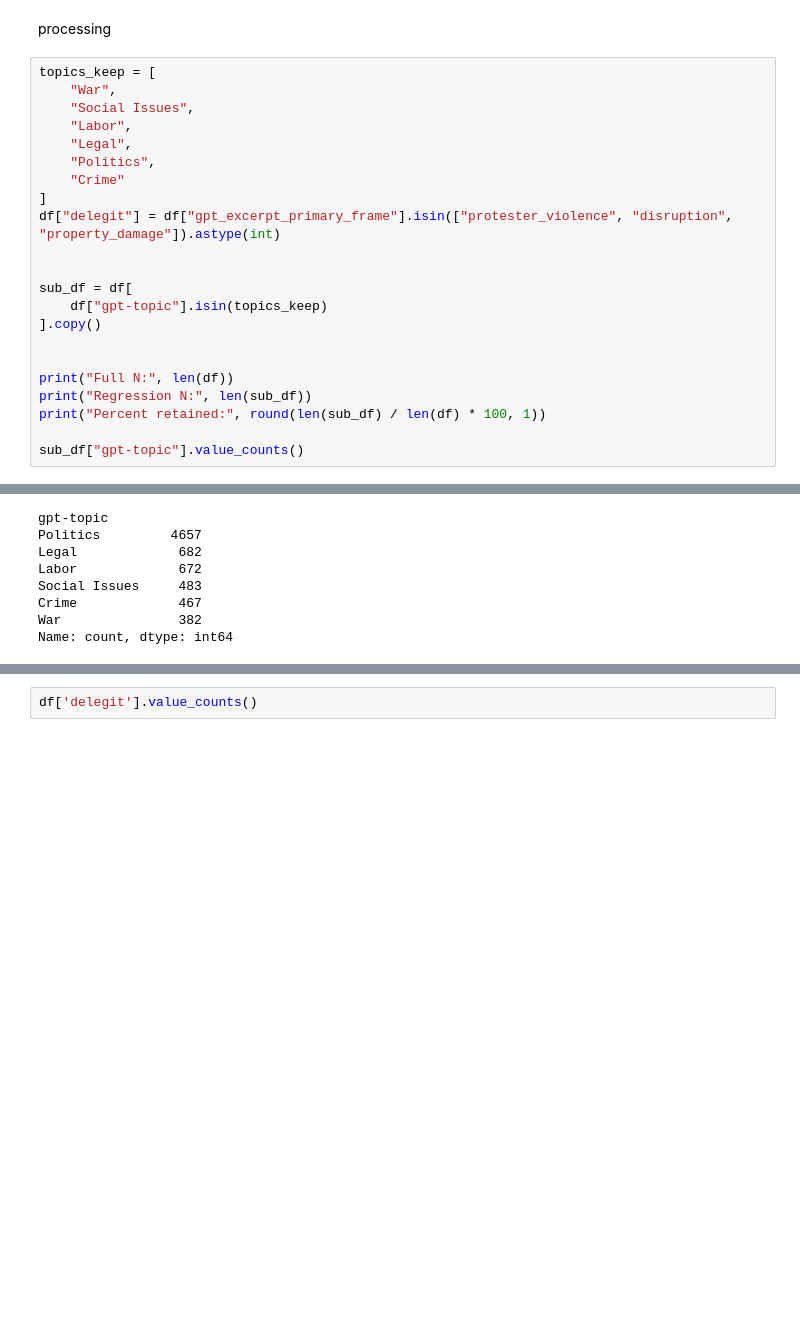
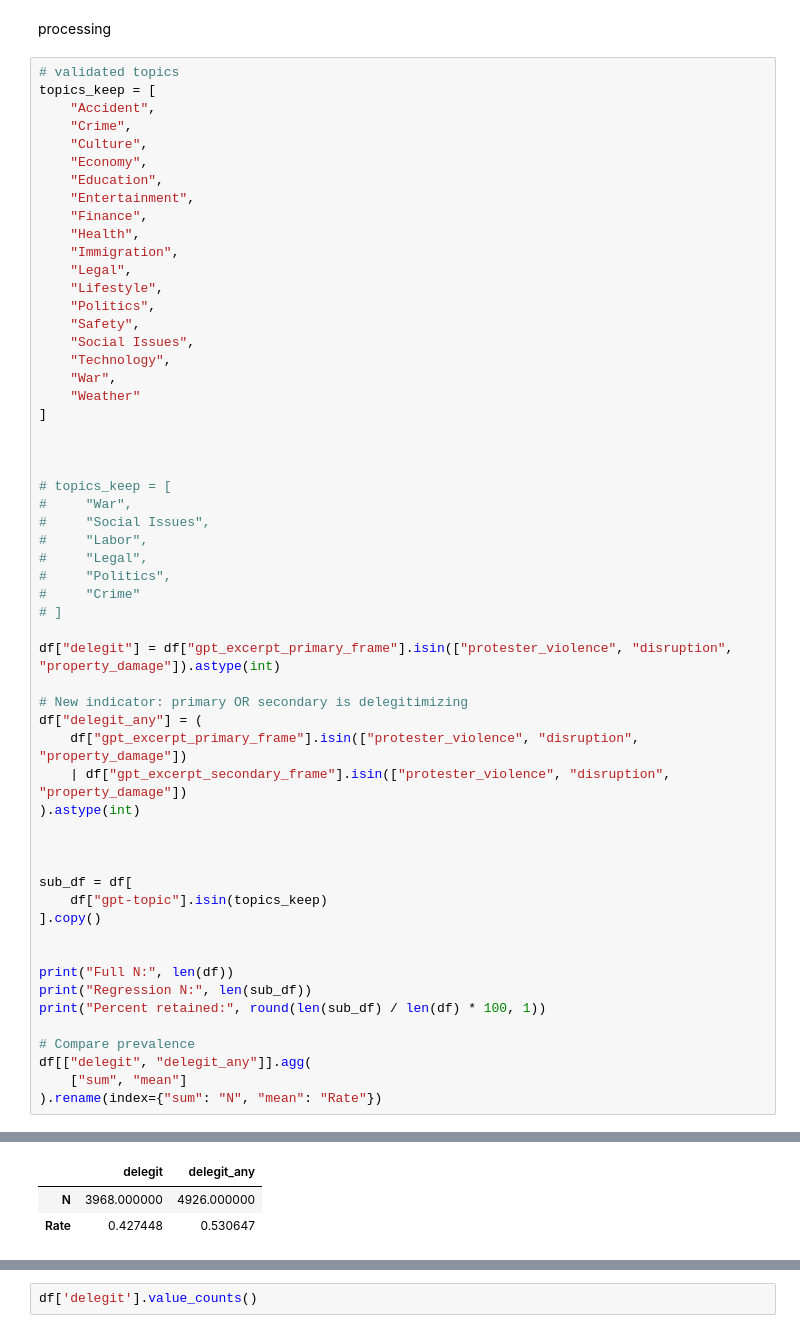
Before and after one commit to jjzhao12/protests_chai, a Jupyter notebook: analysis/specs.ipynb, the cells around one changed output, grey strips where cells are left out. Cells and saved outputs as stored; diff of their text form; blank space fills up the shorter version.

```diff
--- a/analysis/specs.ipynb
+++ b/analysis/specs.ipynb
@@ -25,15 +25,46 @@ Index(['row_id', 'text-topic', 'text-topic-exp', 'text-entity-name',
 # %% [markdown]
 processing
 # %%
+# validated topics
 topics_keep = [
+    "Accident",
+    "Crime",
+    "Culture",
+    "Economy",
+    "Education",
+    "Entertainment",
+    "Finance",
+    "Health",
+    "Immigration",
+    "Legal",
+    "Lifestyle",
+    "Politics",
+    "Safety",
+    "Social Issues",
+    "Technology",
     "War",
-    "Social Issues",
-    "Labor",
-    "Legal",
-    "Politics",
-    "Crime"
+    "Weather"
 ]
+
+
+
+# topics_keep = [
+#     "War",
+#     "Social Issues",
+#     "Labor",
+#     "Legal",
+#     "Politics",
+#     "Crime"
+# ]
+
 df["delegit"] = df["gpt_excerpt_primary_frame"].isin(["protester_violence", "disruption", "property_damage"]).astype(int)
+
+# New indicator: primary OR secondary is delegitimizing
+df["delegit_any"] = (
+    df["gpt_excerpt_primary_frame"].isin(["protester_violence", "disruption", "property_damage"])
+    | df["gpt_excerpt_secondary_frame"].isin(["protester_violence", "disruption", "property_damage"])
+).astype(int)
+
 
 
 sub_df = df[
@@ -45,6 +76,9 @@ print("Full N:", len(df))
 print("Regression N:", len(sub_df))
 print("Percent retained:", round(len(sub_df) / len(df) * 100, 1))
 
-sub_df["gpt-topic"].value_counts()
+# Compare prevalence
+df[["delegit", "delegit_any"]].agg(
+    ["sum", "mean"]
+).rename(index={"sum": "N", "mean": "Rate"})
 # %% [output]
 Full N: 9283
@@ -53,8 +87,3 @@ Percent retained: 79.1
-gpt-topic
-Politics         4657
-Legal             682
-Labor             672
-Social Issues     483
-Crime             467
-War               382
-Name: count, dtype: int64
+|  | delegit | delegit_any |
+| N | 3968.000000 | 4926.000000 |
+| Rate | 0.427448 | 0.530647 |
```
Also changed, not shown: parts of 7 cells of this notebook, 6 other files.
